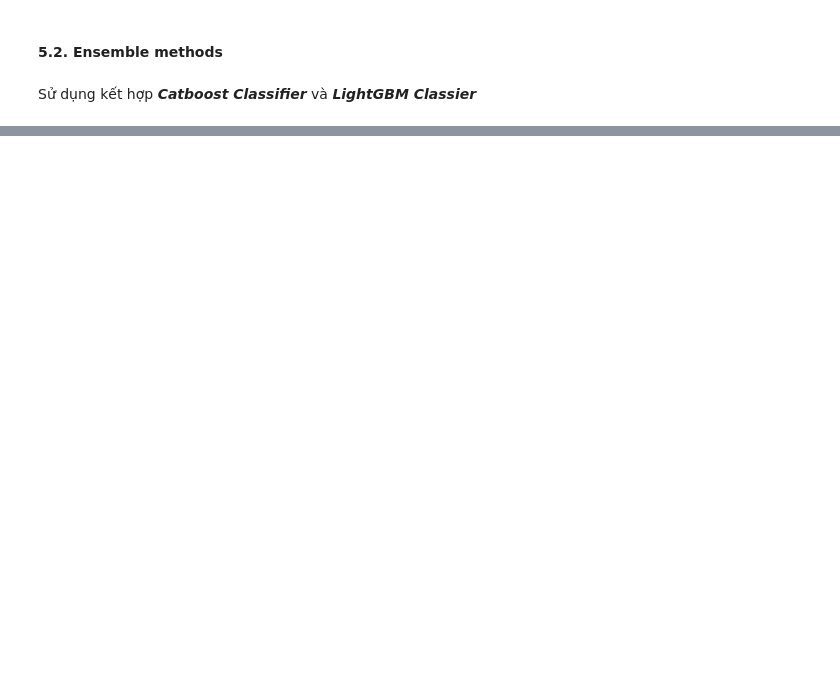
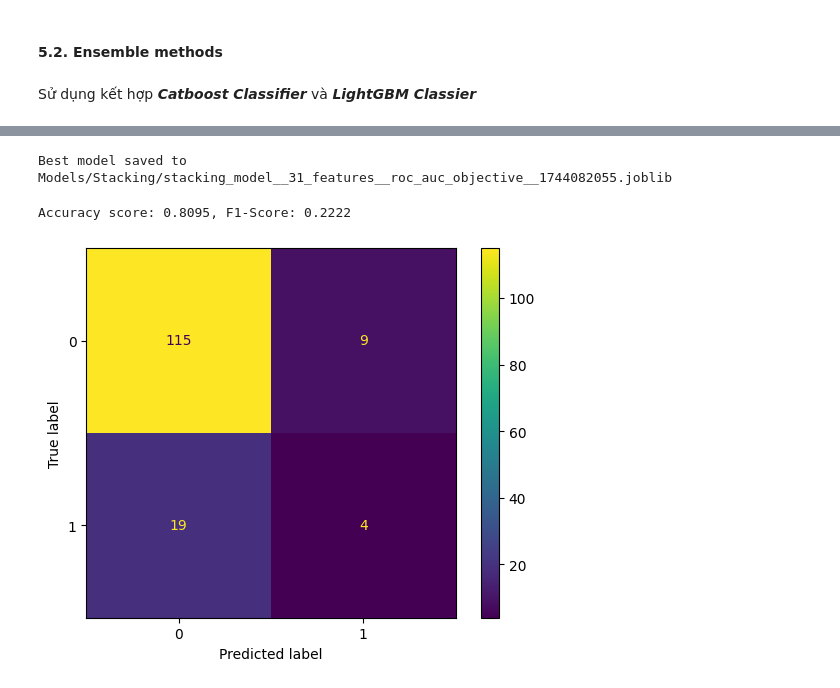
Before and after one commit to duong28022003/EmpAttrition, a Jupyter notebook: Traditional Models.ipynb, the cells around one changed output, grey strips where cells are left out. Saved outputs shown, nothing was run; the diff lists cells and outputs as text; code cells hidden in the pictures; blank space fills up the shorter version.

```diff
--- a/Traditional Models.ipynb
+++ b/Traditional Models.ipynb
@@ -484,0 +624,21 @@ Sử dụng kết hợp ***Catboost Classifier*** và ***LightGBM Classier***
+# %%
+timestamp = int(time.time())
+n_features = X_train_resampled.shape[1]
+os.makedirs('Models/Stacking/', exist_ok=True)
+
+save_path = f"Models/Stacking/stacking_model__{n_features}_features__{target}_objective__{timestamp}.joblib"
+
+model.fit(X_train, y_train)
+
+joblib.dump(model, save_path)
+
+print(f'Best model saved to {save_path}')
+# %% [output]
+Best model saved to Models/Stacking/stacking_model__31_features__roc_auc_objective__1744082055.joblib
+# %%
+model = joblib.load('Models/Stacking/stacking_model__31_features__roc_auc_objective__1744082055.joblib')
+
+plot_cm('test', model)
+# %% [output]
+Accuracy score: 0.8095, F1-Score: 0.2222
+[figure, added]
```
Also changed, not shown: parts of 20 cells of this notebook.
